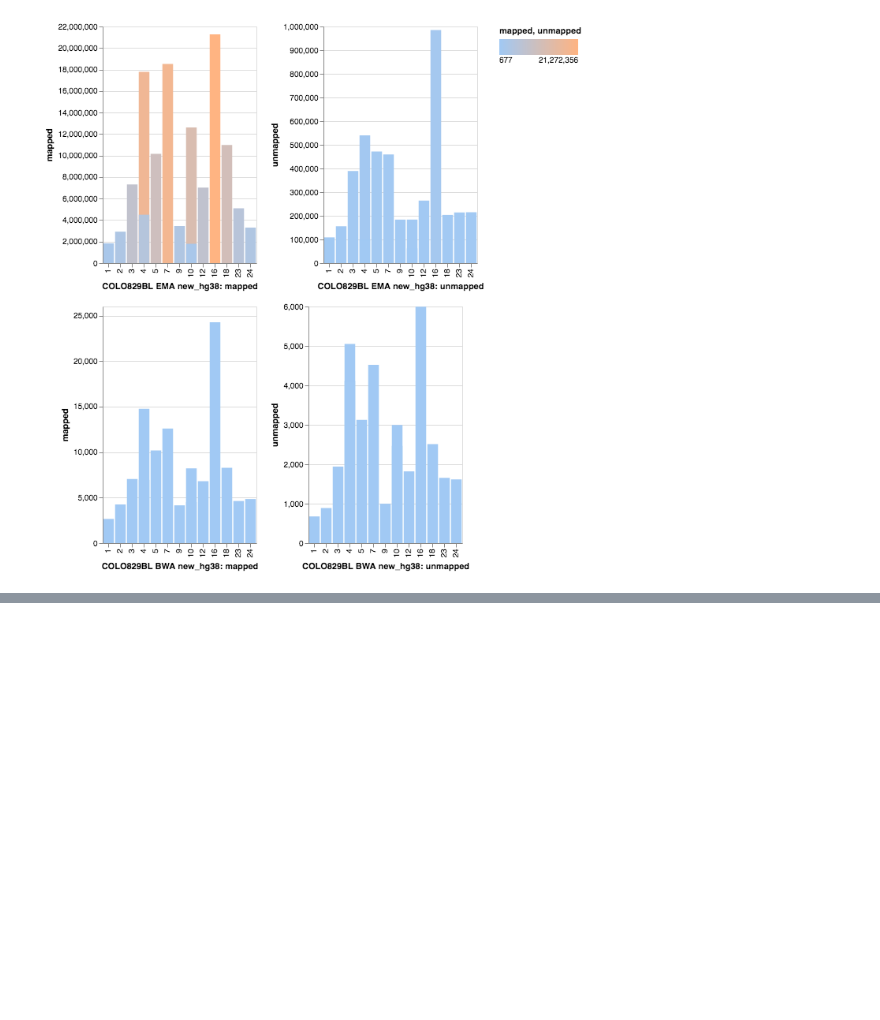
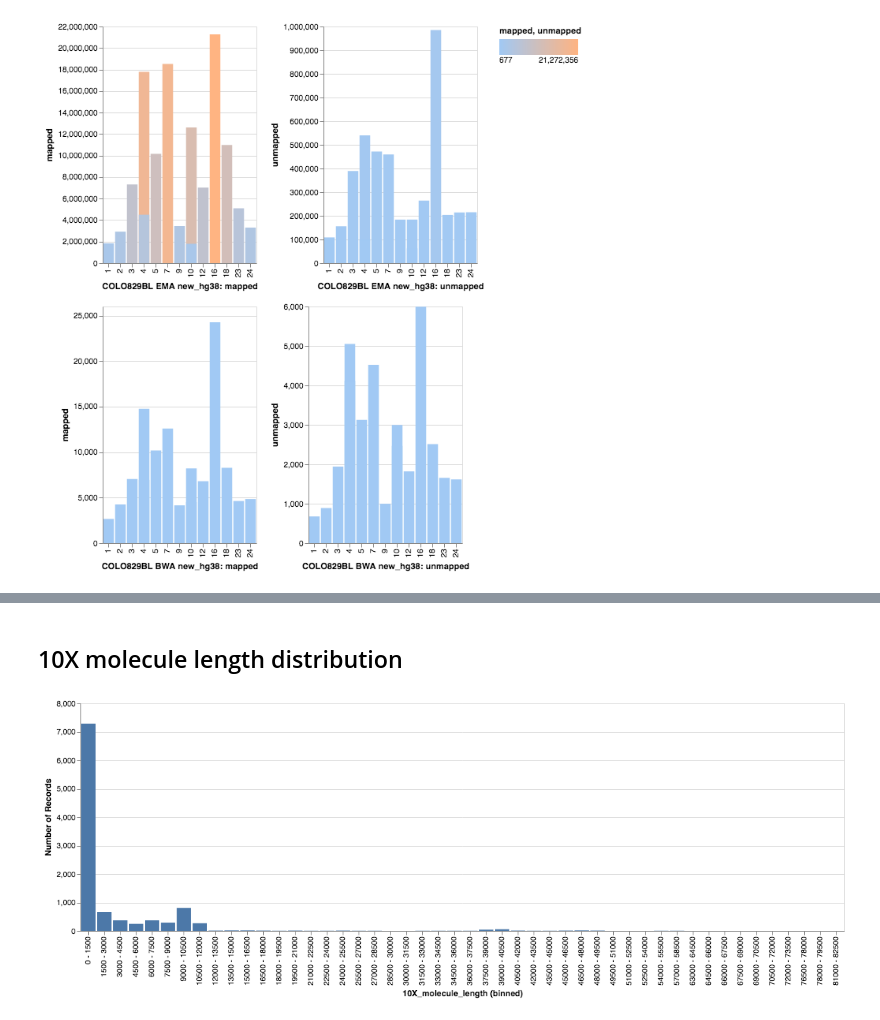
Before and after one commit to umccr/10x, a Jupyter notebook: telomeres/notebooks/counts.ipynb, the cells around one changed output, grey strips where cells are left out. Saved outputs shown, nothing was run; the diff lists cells and outputs as text; code cells hidden in the pictures; blank space fills up the shorter version.

Commit message:
Mates lost in other chromosomes, distribution

```diff
--- a/telomeres/notebooks/counts.ipynb
+++ b/telomeres/notebooks/counts.ipynb
@@ -523,0 +551,21 @@ TODO:
+# %%
+# Extracted CSVs with:
+# for i in `seq 1 22`; do ./telomeres/src/tenx_telomeres/find_bx_pairs.py chr${i} > telomeres/data/interim/chr${i}_hg38_elongated.csv; done
+
+linked_reads_spans = pd.read_csv("../data/interim/chr5_hg38_elongated.csv", dtype={"10X_molecule_length": np.int64,
+                                                                                   "reads_per_BX_barcode": np.int64,
+                                                                                   "total_mates_in_other_chroms": np.int64})
+
+# Not interested in barcodes having N molecule lengths
+linked_reads_spans=linked_reads_spans[linked_reads_spans['10X_molecule_length'] > 0]
+# %% [markdown]
+## 10X molecule length distribution
+# %%
+linked_reads_molecules = alt.Chart(linked_reads_spans).mark_bar().encode(
+        alt.X(field='10X_molecule_length', bin={"step": 1500}, type='nominal'),
+        alt.Y('count()')
+)
+
+linked_reads_molecules
+# %% [output]
+[figure, added]
```
Also changed, not shown: parts of 15 cells of this notebook, 3 other files.
